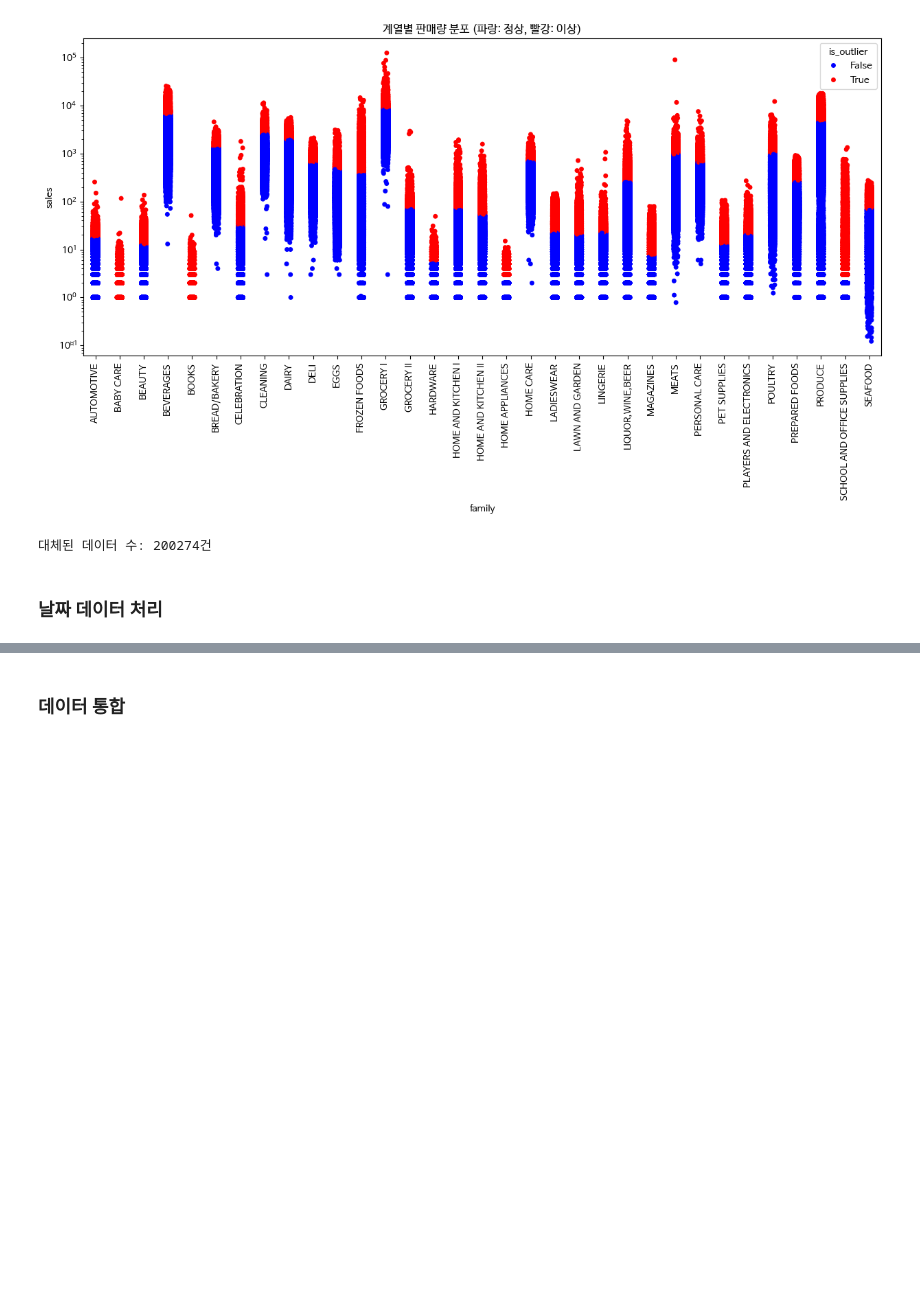
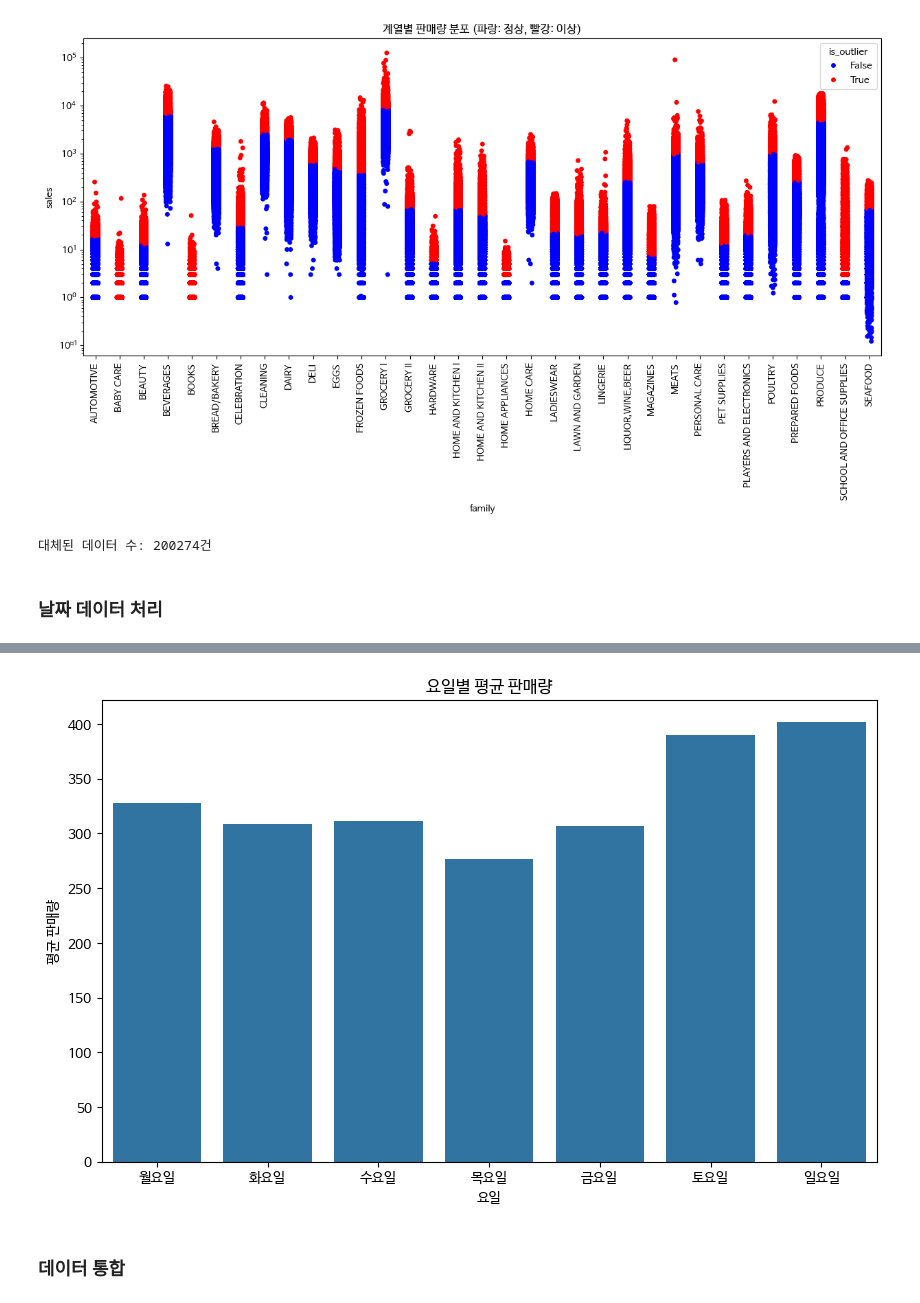
Before and after one commit to iam149cm/Data-Analysis-with-Open-Source, a Jupyter notebook: 오픈소스_데이터_분석_7강.ipynb, the cells around one changed output, grey strips where cells are left out. Drawn from its saved outputs; the diff is of its cells as text; code cells hidden in the pictures; blank space fills up the shorter version.

```diff
--- a/오픈소스_데이터_분석_7강.ipynb
+++ b/오픈소스_데이터_분석_7강.ipynb
@@ -482,14 +482,20 @@ print(f"대체된 데이터 수: {changed_count}건")
 ### 날짜 데이터 처리
 # %%
 ### 판매, 거래, 휴일 이벤트, 원율 데이터 내 date 컬럼 데이터 datetime 데이터 타입으로 변경
-
-
+train_cleaned['date'] = pd.to_datetime(train_cleaned['date'])
+transactions['date']  = pd.to_datetime(train_cleaned['date'])
+holidays_events['date']  = pd.to_datetime(train_cleaned['date'])
+oil['date']  = pd.to_datetime(train_cleaned['date'])
 
 train_cleaned['year'] = train_cleaned['date'].dt.year
 train_cleaned['month'] = train_cleaned['date'].dt.month
 train_cleaned['day'] = train_cleaned['date'].dt.day
 train_cleaned['dayofweek'] = train_cleaned['date'].dt.dayofweek
+
 ### 주말, 월초, 월말 여부 추철
+train_cleaned['weekend'] = train_cleaned['dayofweek'].apply(lambda x : 1 if x >= 5 else 0)  # 주말 즉 5 이상이면 1, 아니면 0
+train_cleaned['is_month_start'] = train_cleaned['date'].dt.is_month_start  # 월초
+train_cleaned['is_month_end'] = train_cleaned['date'].dt.is_month_end  # 월말
 
 
 print("날짜 특성 추출 결과:")
@@ -497,14 +518,21 @@ print(train_cleaned[['date', 'year', 'month', 'day', 'dayofweek', 'weekend', 'is
 # %%
 ## 요일별 평균 판매량을 계산
+day_sales = train_cleaned.groupby('dayofweek')['sales'].mean().reset_index()
 
 ## 요일 출력값 변경
+day_sales['day_name'] = day_sales['dayofweek'].map({
+    0 : '월요일',  1 : '화요일',  2 : '수요일',
+    3 : '목요일',  4 : '금요일',  5 : '토요일', 6 : '일요일'
+})
 
 plt.figure(figsize=(10, 6))
 sns.barplot(x='day_name', y='sales', data=day_sales)
 plt.title("요일별 평균 판매량")
 plt.xlabel("요일")
 plt.ylabel("평균 판매량")
 plt.show()
+# %% [output]
+[figure, added]
 # %% [markdown]
 ### 데이터 통합
 # %%
```
Also changed, not shown: parts of 2 cells of this notebook.
